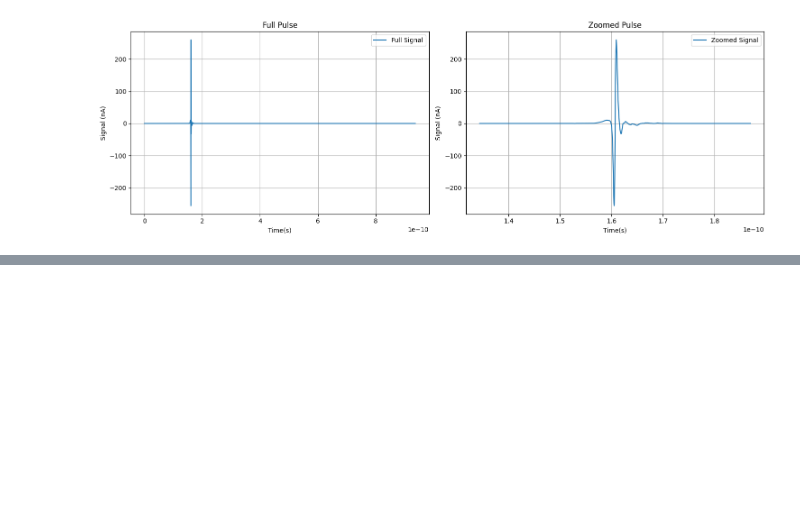
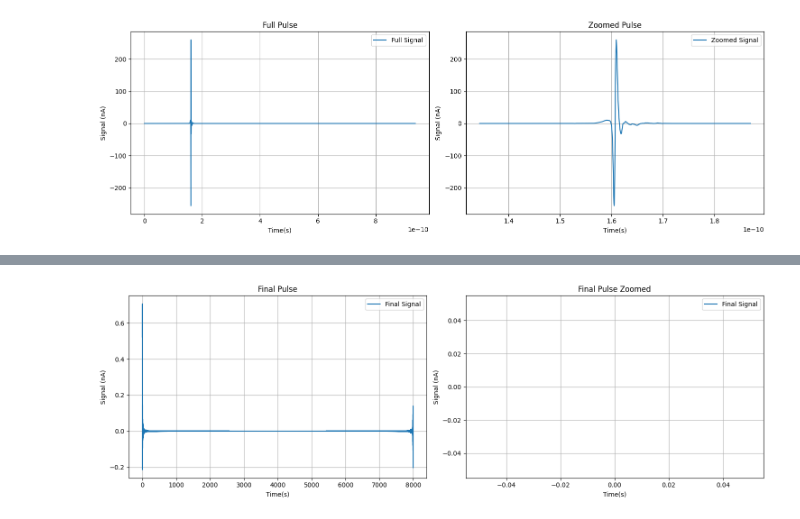
Before and after one commit to asamahayder/MasterThesis, a Jupyter notebook: TestingReverseFFT.ipynb, the cells around one changed output, grey strips where cells are left out. Saved outputs shown, nothing was run; the diff lists cells and outputs as text; code cells hidden in the pictures; blank space fills up the shorter version.

```diff
--- a/TestingReverseFFT.ipynb
+++ b/TestingReverseFFT.ipynb
@@ -419,0 +518,36 @@ plt.show()
+# %%
+# plotting final signal where we only inverse the first 4000 frequencies
+
+i = 3
+
+x = np.arange(0, len(treated_data[i]['final_signal_cut']), 1)
+y = treated_data[i]['final_signal_cut']
+
+min_index = np.argmin(y)
+max_index = np.argmax(y)
+middle_index = math.floor((min_index + max_index) / 2)
+zoom_start = middle_index - 300
+zoom_end = middle_index + 300
+
+plt.figure(figsize=(15, 5))
+
+plt.subplot(1, 2, 1)
+plt.plot(x, y, label='Final Signal')
+plt.xlabel("Time(s)")
+plt.ylabel("Signal (nA)")
+plt.title("Final Pulse")
+plt.legend()
+plt.grid(True)
+
+plt.subplot(1, 2, 2)
+plt.plot(x[zoom_start:zoom_end], y[zoom_start:zoom_end], label='Final Signal')
+plt.xlabel("Time(s)")
+plt.ylabel("Signal (nA)")
+plt.title("Final Pulse Zoomed")
+plt.legend()
+plt.grid(True)
+
+plt.tight_layout()
+plt.show()
+# %% [output]
+[figure, added]
```
Also changed, not shown: parts of 14 cells of this notebook, 14 other files.
